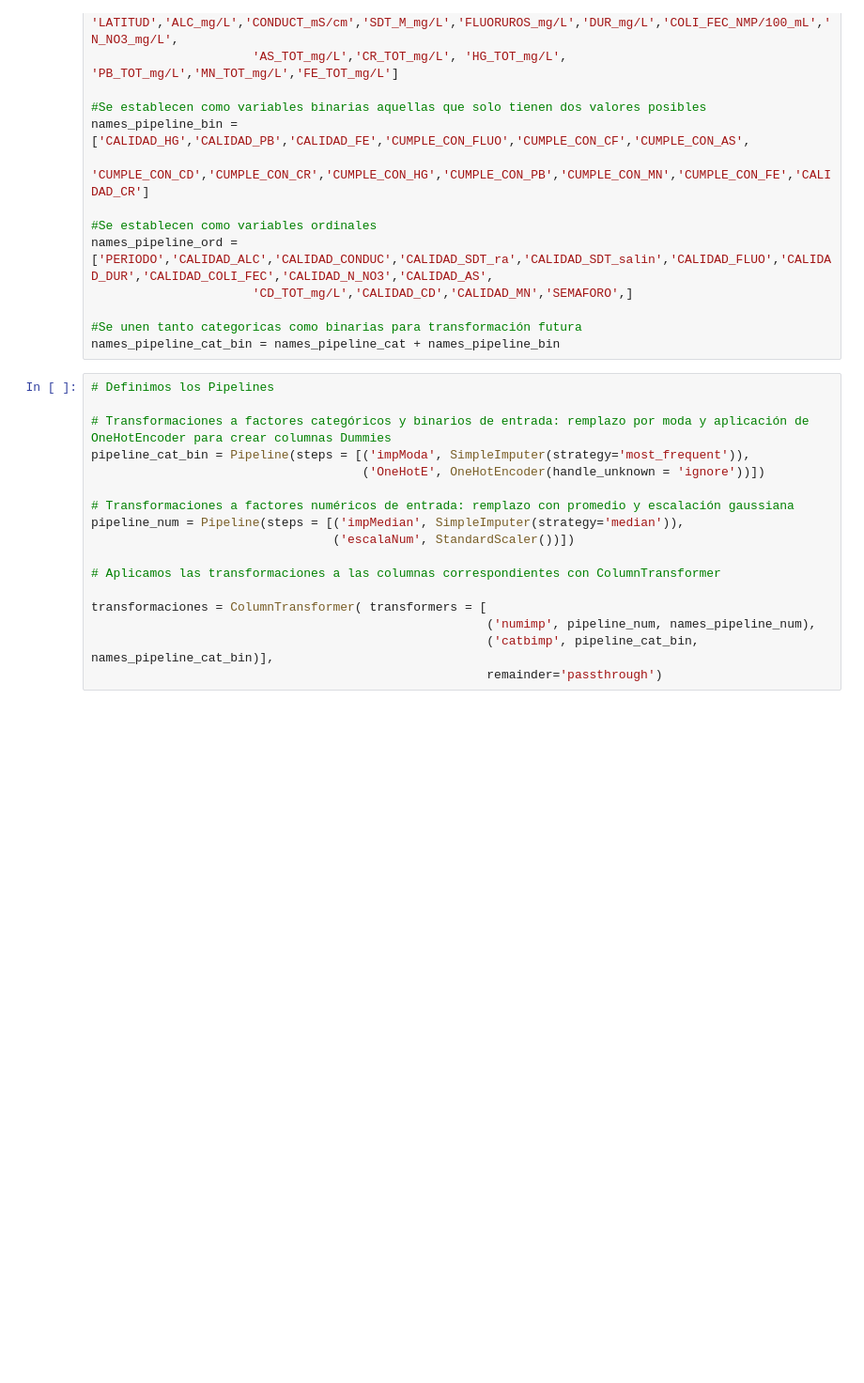
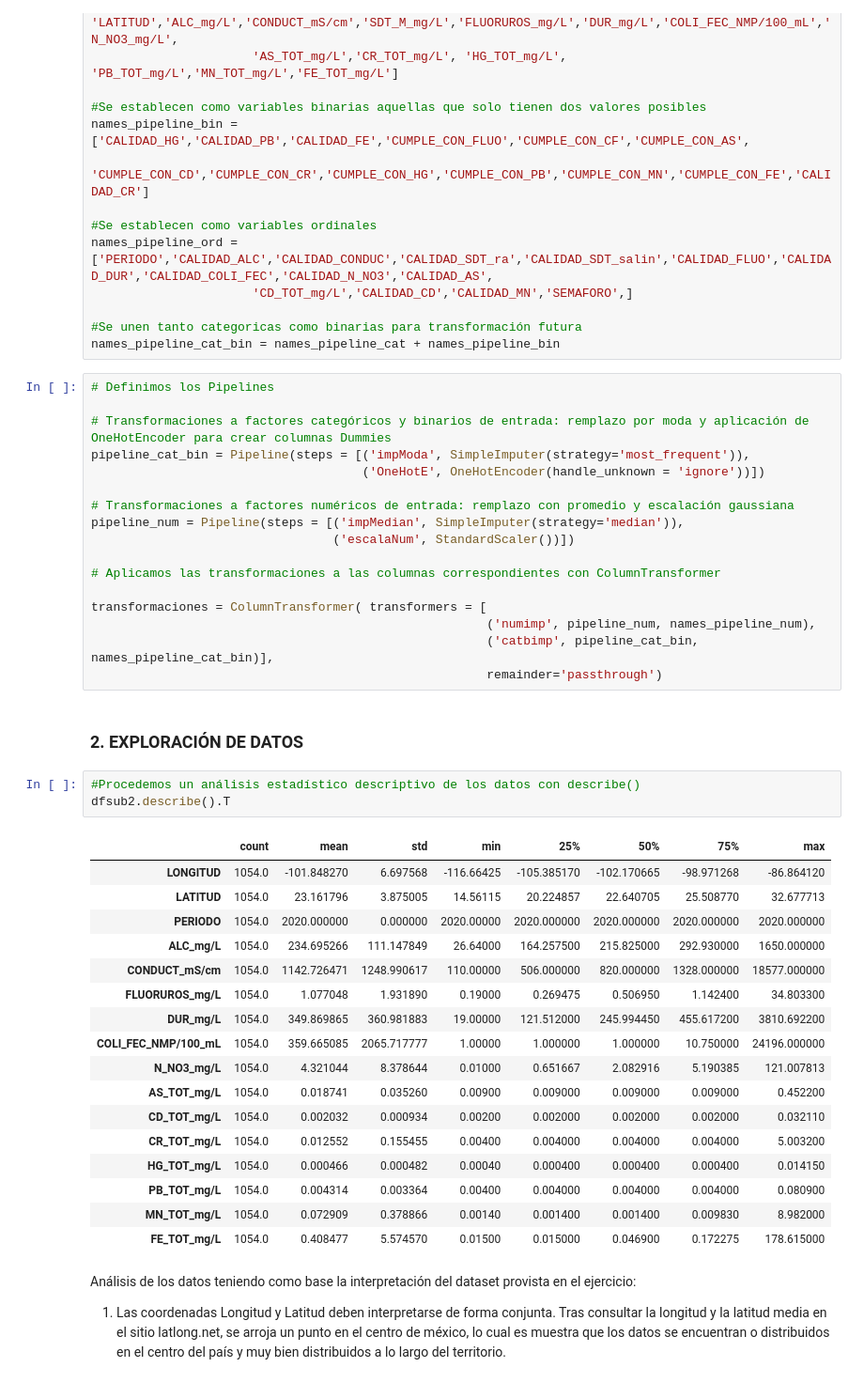
Before and after one commit to PosgradoMNA/actividades-del-proyecto-equipo-149, a Jupyter notebook: Reto_P1_AguasSubterraneas_Equipo149.ipynb, the cells around one changed output. Shown: that part at 94% size. Saved outputs shown, nothing was run; the diff lists cells and outputs as text; blank space fills up the shorter version.

```diff
--- a/Reto_P1_AguasSubterraneas_Equipo149.ipynb
+++ b/Reto_P1_AguasSubterraneas_Equipo149.ipynb
@@ -380,3 +380,31 @@ transformaciones = ColumnTransformer( transformers = [
                                                       ('numimp', pipeline_num, names_pipeline_num),
                                                       ('catbimp', pipeline_cat_bin, names_pipeline_cat_bin)],
                                                       remainder='passthrough')
+# %% [markdown]
+### 2. EXPLORACIÓN DE DATOS
+# %%
+#Procedemos un análisis estadístico descriptivo de los datos con describe()
+dfsub2.describe().T
+# %% [output]
+|  | count | mean | std | min | 25% | 50% | 75% | max |
+| LONGITUD | 1054.0 | -101.848270 | 6.697568 | -116.66425 | -105.385170 | -102.170665 | -98.971268 | -86.864120 |
+| LATITUD | 1054.0 | 23.161796 | 3.875005 | 14.56115 | 20.224857 | 22.640705 | 25.508770 | 32.677713 |
+| PERIODO | 1054.0 | 2020.000000 | 0.000000 | 2020.00000 | 2020.000000 | 2020.000000 | 2020.000000 | 2020.000000 |
+| ALC_mg/L | 1054.0 | 234.695266 | 111.147849 | 26.64000 | 164.257500 | 215.825000 | 292.930000 | 1650.000000 |
+| CONDUCT_mS/cm | 1054.0 | 1142.726471 | 1248.990617 | 110.00000 | 506.000000 | 820.000000 | 1328.000000 | 18577.000000 |
+| FLUORUROS_mg/L | 1054.0 | 1.077048 | 1.931890 | 0.19000 | 0.269475 | 0.506950 | 1.142400 | 34.803300 |
+| DUR_mg/L | 1054.0 | 349.869865 | 360.981883 | 19.00000 | 121.512000 | 245.994450 | 455.617200 | 3810.692200 |
+| COLI_FEC_NMP/100_mL | 1054.0 | 359.665085 | 2065.717777 | 1.00000 | 1.000000 | 1.000000 | 10.750000 | 24196.000000 |
+| N_NO3_mg/L | 1054.0 | 4.321044 | 8.378644 | 0.01000 | 0.651667 | 2.082916 | 5.190385 | 121.007813 |
+| AS_TOT_mg/L | 1054.0 | 0.018741 | 0.035260 | 0.00900 | 0.009000 | 0.009000 | 0.009000 | 0.452200 |
+| CD_TOT_mg/L | 1054.0 | 0.002032 | 0.000934 | 0.00200 | 0.002000 | 0.002000 | 0.002000 | 0.032110 |
+| CR_TOT_mg/L | 1054.0 | 0.012552 | 0.155455 | 0.00400 | 0.004000 | 0.004000 | 0.004000 | 5.003200 |
+| HG_TOT_mg/L | 1054.0 | 0.000466 | 0.000482 | 0.00040 | 0.000400 | 0.000400 | 0.000400 | 0.014150 |
+| PB_TOT_mg/L | 1054.0 | 0.004314 | 0.003364 | 0.00400 | 0.004000 | 0.004000 | 0.004000 | 0.080900 |
+| MN_TOT_mg/L | 1054.0 | 0.072909 | 0.378866 | 0.00140 | 0.001400 | 0.001400 | 0.009830 | 8.982000 |
+| FE_TOT_mg/L | 1054.0 | 0.408477 | 5.574570 | 0.01500 | 0.015000 | 0.046900 | 0.172275 | 178.615000 |
+# %% [markdown]
+Análisis de los datos teniendo como base la interpretación del dataset provista en el ejercicio:
+
+1. Las coordenadas Longitud y Latitud deben interpretarse de forma conjunta.
+Tras consultar la longitud y la latitud media en el sitio latlong.net, se arroja un punto en el centro de méxico, lo cual es muestra que los datos se encuentran o distribuidos en el centro del país y muy bien distribuidos a lo largo del territorio.
```
Also changed, not shown: parts of 4 cells of this notebook.
